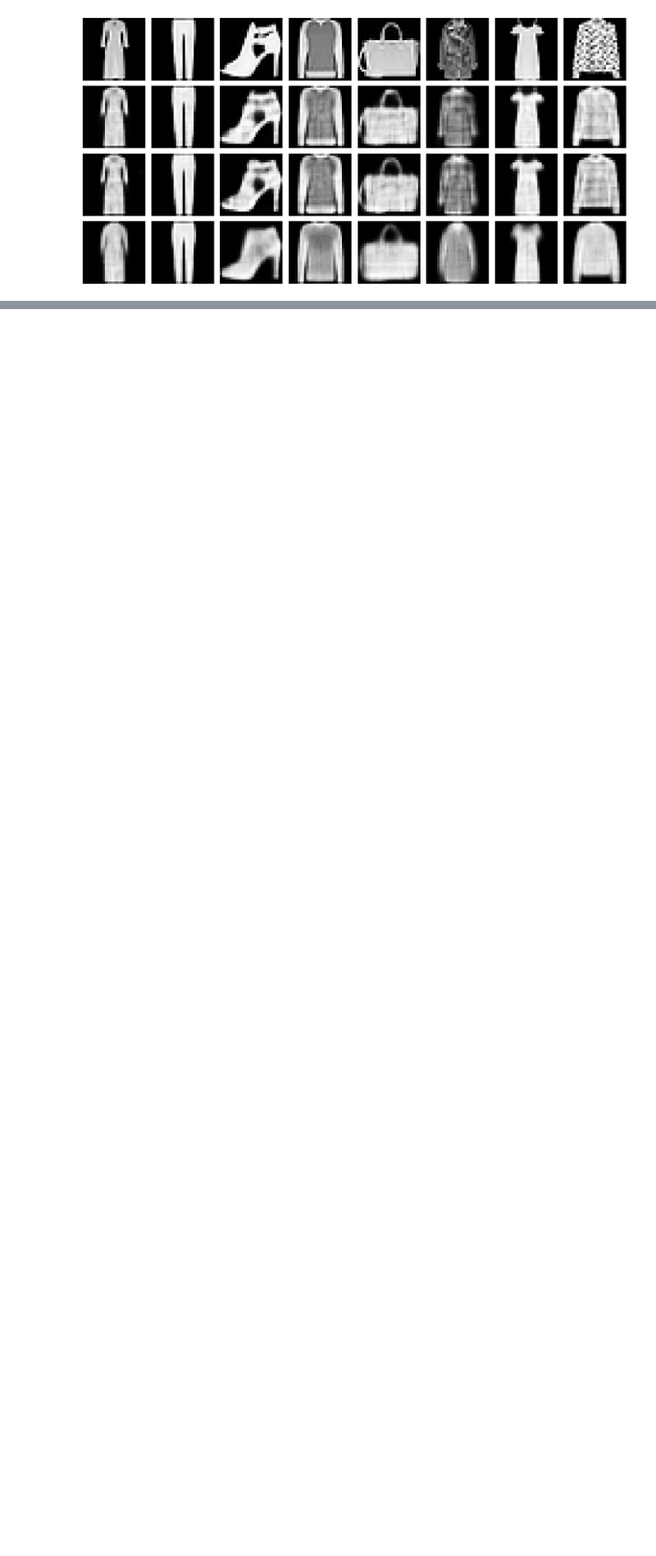
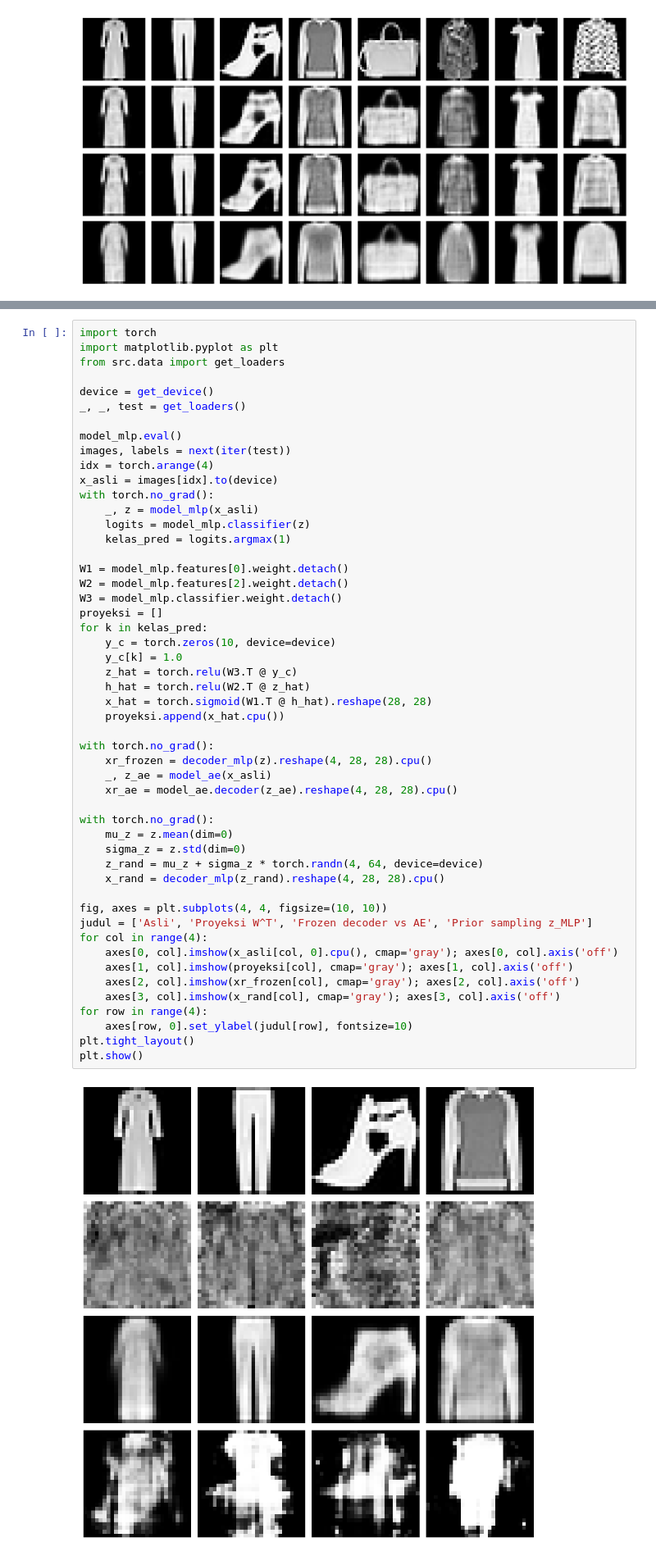
Before and after one commit to KenNicholas/komparatif-genai, a Jupyter notebook: komparatif_genai.ipynb, the cells around one changed output, grey strips where cells are left out. Shown at 82% size. Cells and saved outputs as stored; diff of their text form; blank space fills up the shorter version.

```diff
--- a/komparatif_genai.ipynb
+++ b/komparatif_genai.ipynb
@@ -2716 +2759,54 @@ plt.show()
+# %%
+import torch
+import matplotlib.pyplot as plt
+from src.data import get_loaders
+
+device = get_device()
+_, _, test = get_loaders()
+
+model_mlp.eval()
+images, labels = next(iter(test))
+idx = torch.arange(4)
+x_asli = images[idx].to(device)
+with torch.no_grad():
+    _, z = model_mlp(x_asli)
+    logits = model_mlp.classifier(z)
+    kelas_pred = logits.argmax(1)
+
+W1 = model_mlp.features[0].weight.detach()
+W2 = model_mlp.features[2].weight.detach()
+W3 = model_mlp.classifier.weight.detach()
+proyeksi = []
+for k in kelas_pred:
+    y_c = torch.zeros(10, device=device)
+    y_c[k] = 1.0
+    z_hat = torch.relu(W3.T @ y_c)
+    h_hat = torch.relu(W2.T @ z_hat)
+    x_hat = torch.sigmoid(W1.T @ h_hat).reshape(28, 28)
+    proyeksi.append(x_hat.cpu())
+
+with torch.no_grad():
+    xr_frozen = decoder_mlp(z).reshape(4, 28, 28).cpu()
+    _, z_ae = model_ae(x_asli)
+    xr_ae = model_ae.decoder(z_ae).reshape(4, 28, 28).cpu()
+
+with torch.no_grad():
+    mu_z = z.mean(dim=0)
+    sigma_z = z.std(dim=0)
+    z_rand = mu_z + sigma_z * torch.randn(4, 64, device=device)
+    x_rand = decoder_mlp(z_rand).reshape(4, 28, 28).cpu()
+
+fig, axes = plt.subplots(4, 4, figsize=(10, 10))
+judul = ['Asli', 'Proyeksi W^T', 'Frozen decoder vs AE', 'Prior sampling z_MLP']
+for col in range(4):
+    axes[0, col].imshow(x_asli[col, 0].cpu(), cmap='gray'); axes[0, col].axis('off')
+    axes[1, col].imshow(proyeksi[col], cmap='gray'); axes[1, col].axis('off')
+    axes[2, col].imshow(xr_frozen[col], cmap='gray'); axes[2, col].axis('off')
+    axes[3, col].imshow(x_rand[col], cmap='gray'); axes[3, col].axis('off')
+for row in range(4):
+    axes[row, 0].set_ylabel(judul[row], fontsize=10)
+plt.tight_layout()
+plt.show()
+# %% [output]
+[figure, added]
 # %% [markdown]
```
Also changed, not shown: parts of 31 cells of this notebook.
